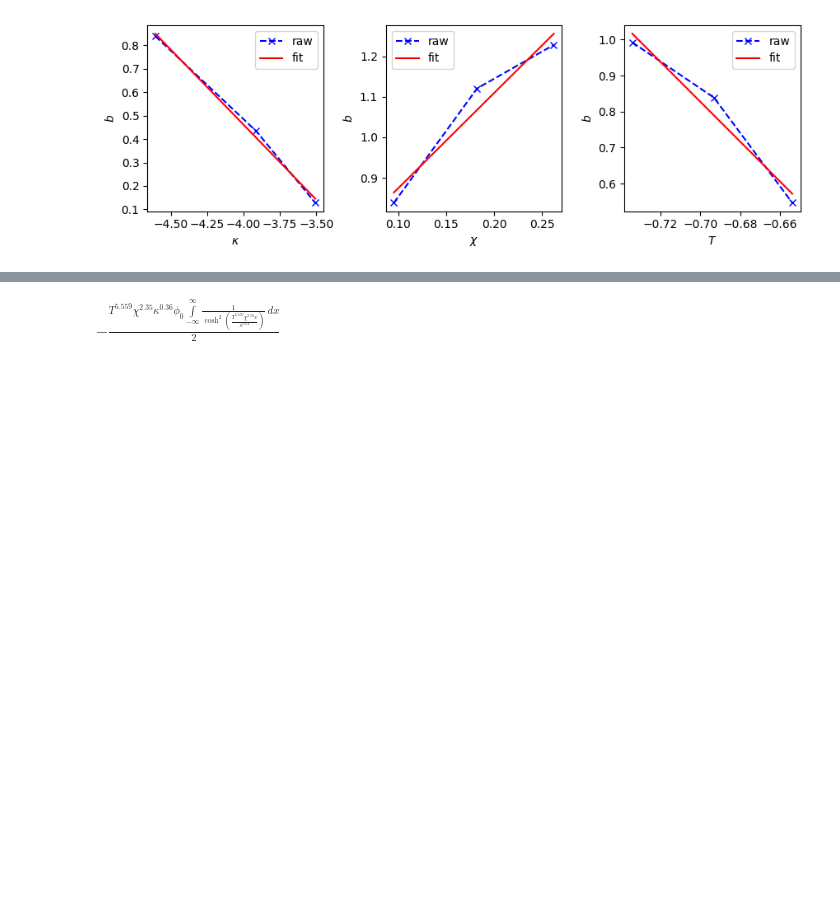
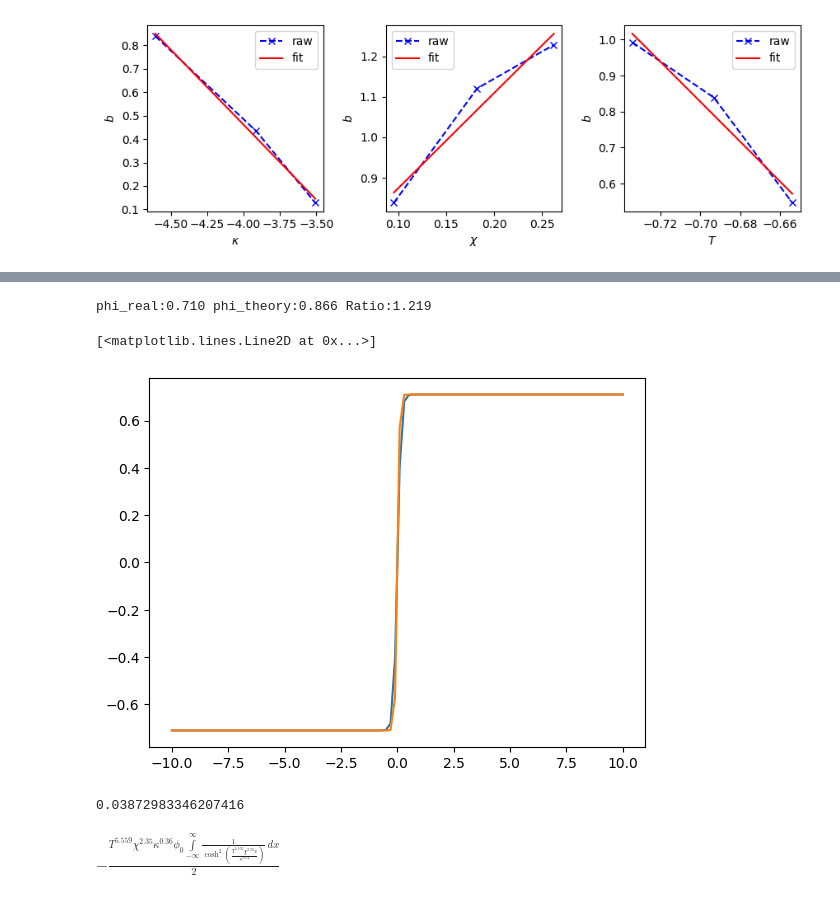
Before and after one commit to nkarthi95/LBMeX, a Jupyter notebook: src_lbm/binary/analysis.ipynb, the cells around one changed output, grey strips where cells are left out. Drawn from its saved outputs; the diff is of its cells as text; code cells hidden in the pictures; blank space fills up the shorter version.

Commit message:
identified analytical expression for interface profile. Calculating surface tension

```diff
--- a/src_lbm/binary/analysis.ipynb
+++ b/src_lbm/binary/analysis.ipynb
@@ -888,3 +903,37 @@ To obtain the profile of the interface, we will assume that the system is at the
+# %%
+chi = 1.0
+T = 0.4
+kappa = 0.01
+
+def fb(phi, l, T, rho = 1):
+    return -(l/2)*(phi/rho) + (T/2)*np.log((1 + phi/rho)/(1 - phi/rho))
+phi0 = newton(fb, x0 = (0.55), args = (chi, T))
+
+phi_theory = np.sqrt(3*(chi/2 - T)/T)
+print(f"phi_real:{phi0:.3f} phi_theory:{phi_theory:.3f} Ratio:{phi_theory/phi0:.3f}")
+# %% [output]
+phi_real:0.710 phi_theory:0.866 Ratio:1.219
+# %%
+L = 10
+
+x = np.linspace(-L, L, 100)
+
+b_model = (np.power(chi, 2.350)/(pow(kappa, 0.640)*np.power(T, 5.559)*489.435))
+profile = phi0*np.tanh(b_model*x)
+plt.plot(x, profile)
+
+b = np.sqrt((kappa/2*(chi/2 - T)))*490
+# b = 1/2
+y = phi0*np.tanh(b*x)
+
+plt.plot(x, y)
+# %% [output]
+[<matplotlib.lines.Line2D at 0x...>]
+[figure, added]
+# %%
+b
+# %% [output]
+0.03872983346207416
 # %%
 import sympy as sp
 
```
Also changed, not shown: parts of 3 cells of this notebook.
